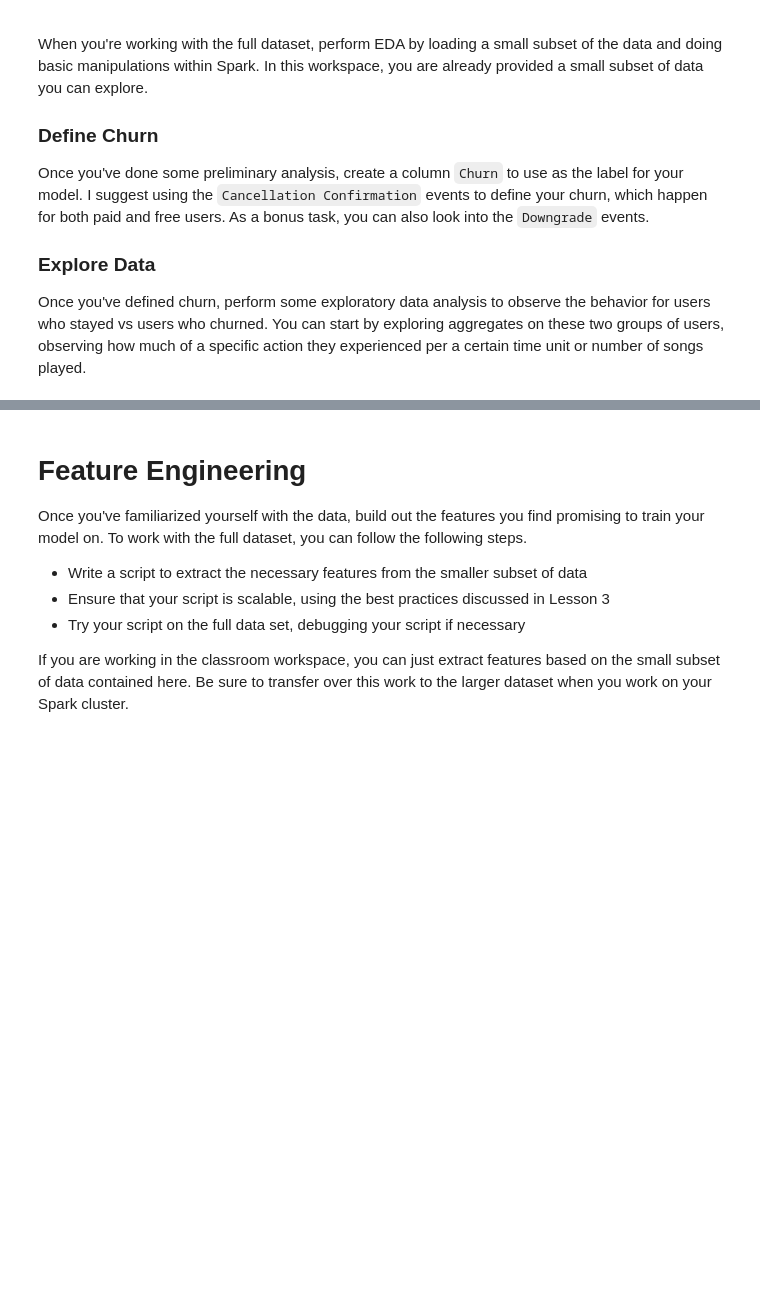
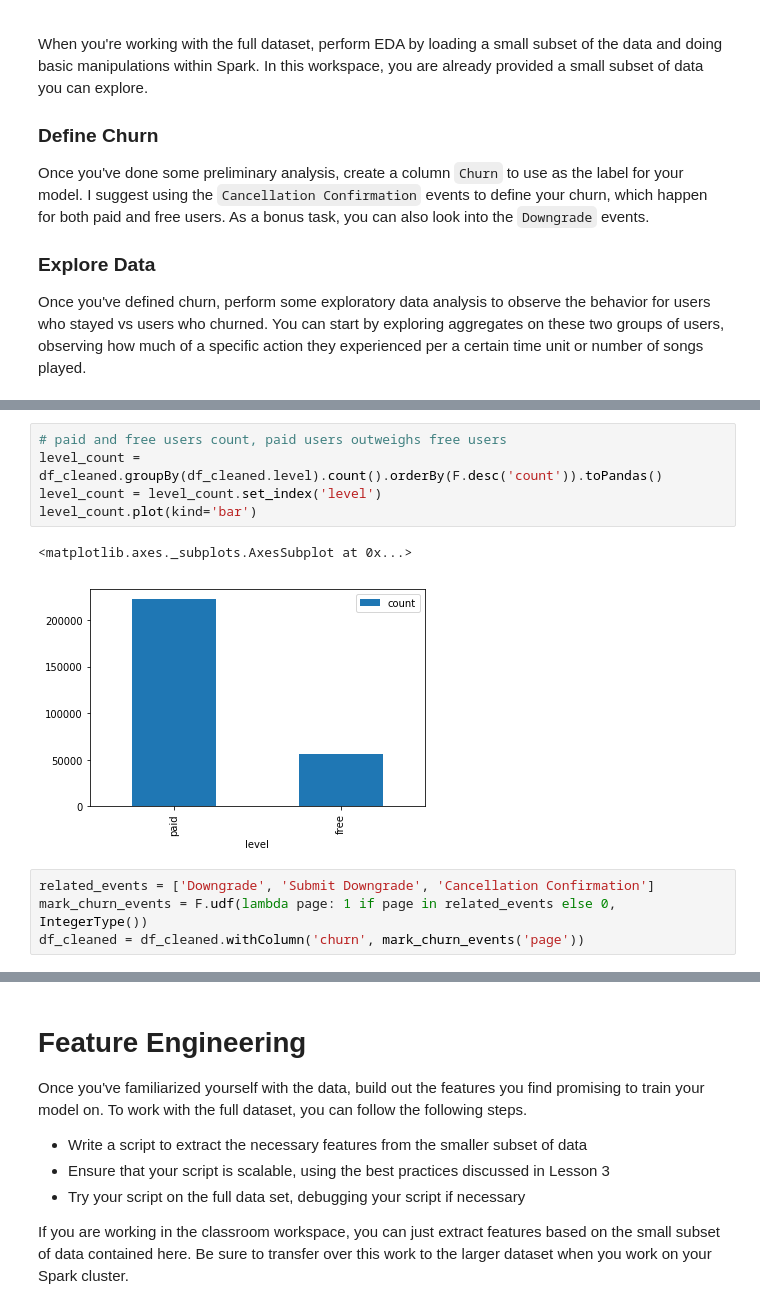
Before and after one commit to leesper/dsnd-sparkify, a Jupyter notebook: Sparkify.ipynb, the cells around one changed output, grey strips where cells are left out. Drawn from its saved outputs; the diff is of its cells as text; blank space fills up the shorter version.

```diff
--- a/Sparkify.ipynb
+++ b/Sparkify.ipynb
@@ -118,0 +245,12 @@ Once you've defined churn, perform some exploratory data analysis to observe the
+# %%
+# paid and free users count, paid users outweighs free users
+level_count = df_cleaned.groupBy(df_cleaned.level).count().orderBy(F.desc('count')).toPandas()
+level_count = level_count.set_index('level')
+level_count.plot(kind='bar')
+# %% [output]
+<matplotlib.axes._subplots.AxesSubplot at 0x...>
+[figure, added]
+# %%
+related_events = ['Downgrade', 'Submit Downgrade', 'Cancellation Confirmation']
+mark_churn_events = F.udf(lambda page: 1 if page in related_events else 0, IntegerType())
+df_cleaned = df_cleaned.withColumn('churn', mark_churn_events('page'))
```
Also changed, not shown: parts of 19 cells of this notebook.
